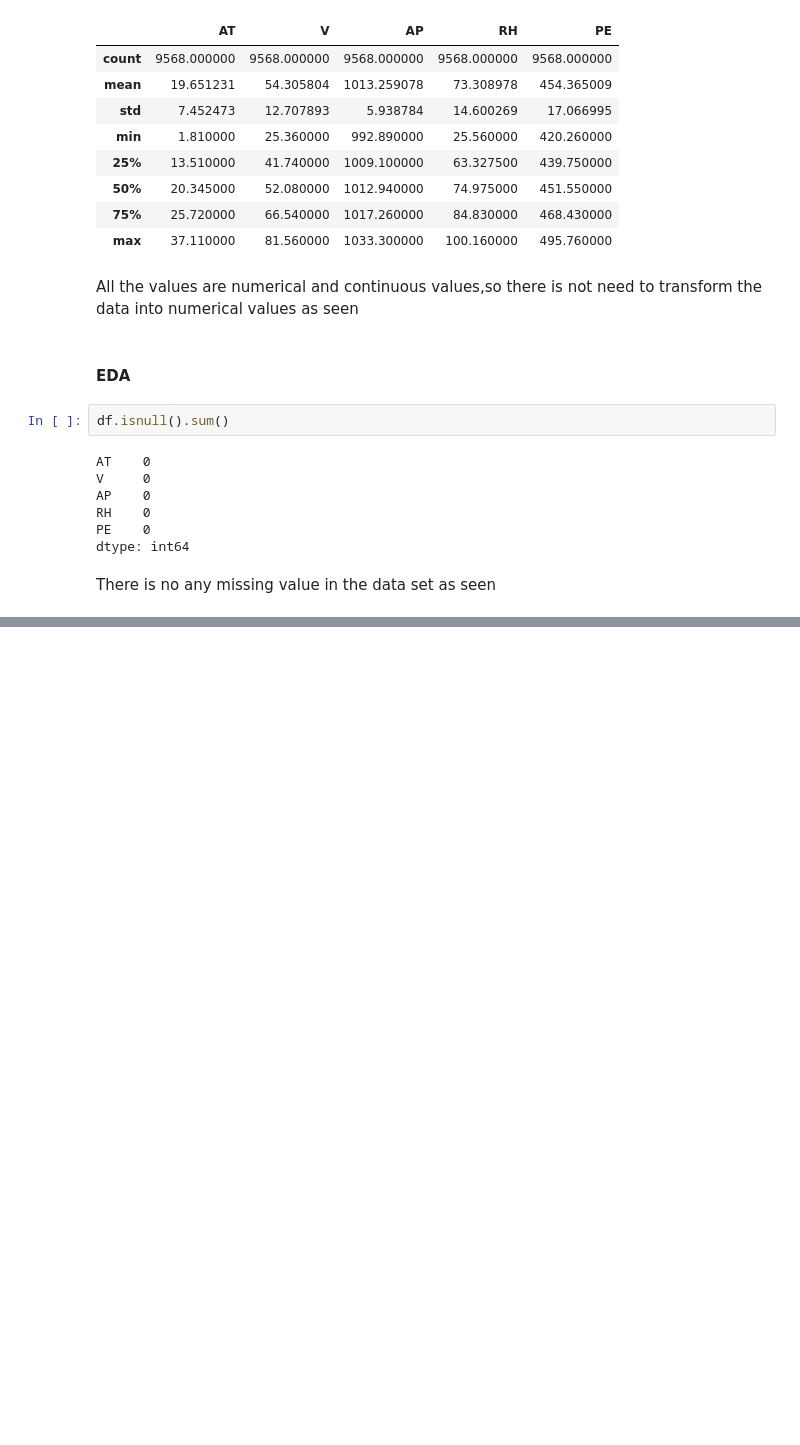
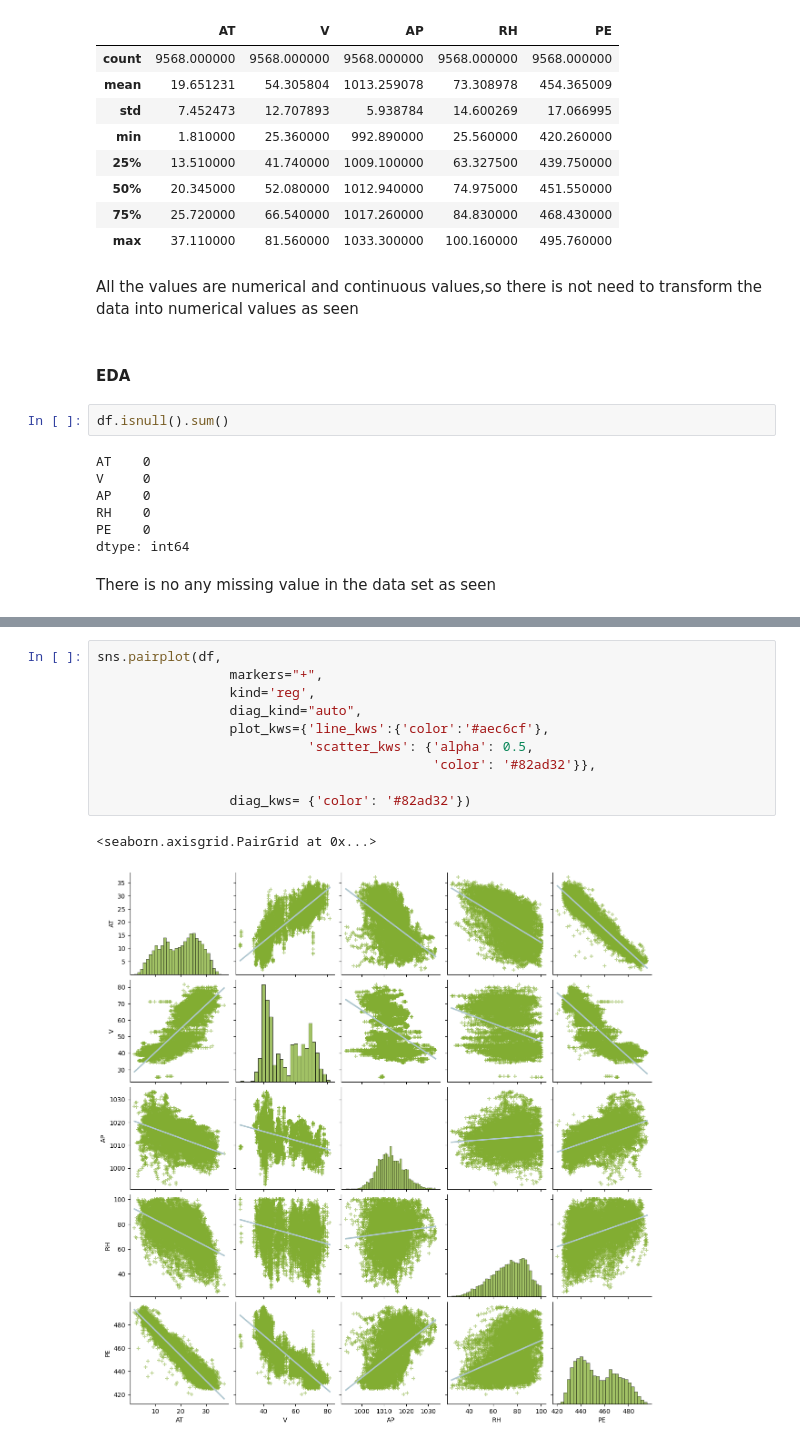
Before and after one commit to AnantVerma-2022/Deep-Learning-NLP-LLM, a Jupyter notebook: ANN_for_Regression_netHR_energy_output.ipynb, the cells around one changed output, grey strips where cells are left out. Drawn from its saved outputs; the diff is of its cells as text; blank space fills up the shorter version.

```diff
--- a/ANN_for_Regression_netHR_energy_output.ipynb
+++ b/ANN_for_Regression_netHR_energy_output.ipynb
@@ -115,0 +149,13 @@ There is no any missing value in the data set as seen
+# %%
+sns.pairplot(df,
+                 markers="+",
+                 kind='reg',
+                 diag_kind="auto",
+                 plot_kws={'line_kws':{'color':'#aec6cf'},
+                           'scatter_kws': {'alpha': 0.5,
+                                           'color': '#82ad32'}},
+
+                 diag_kws= {'color': '#82ad32'})
+# %% [output]
+<seaborn.axisgrid.PairGrid at 0x...>
+[figure, added]
```
Also changed, not shown: parts of 23 cells of this notebook.
